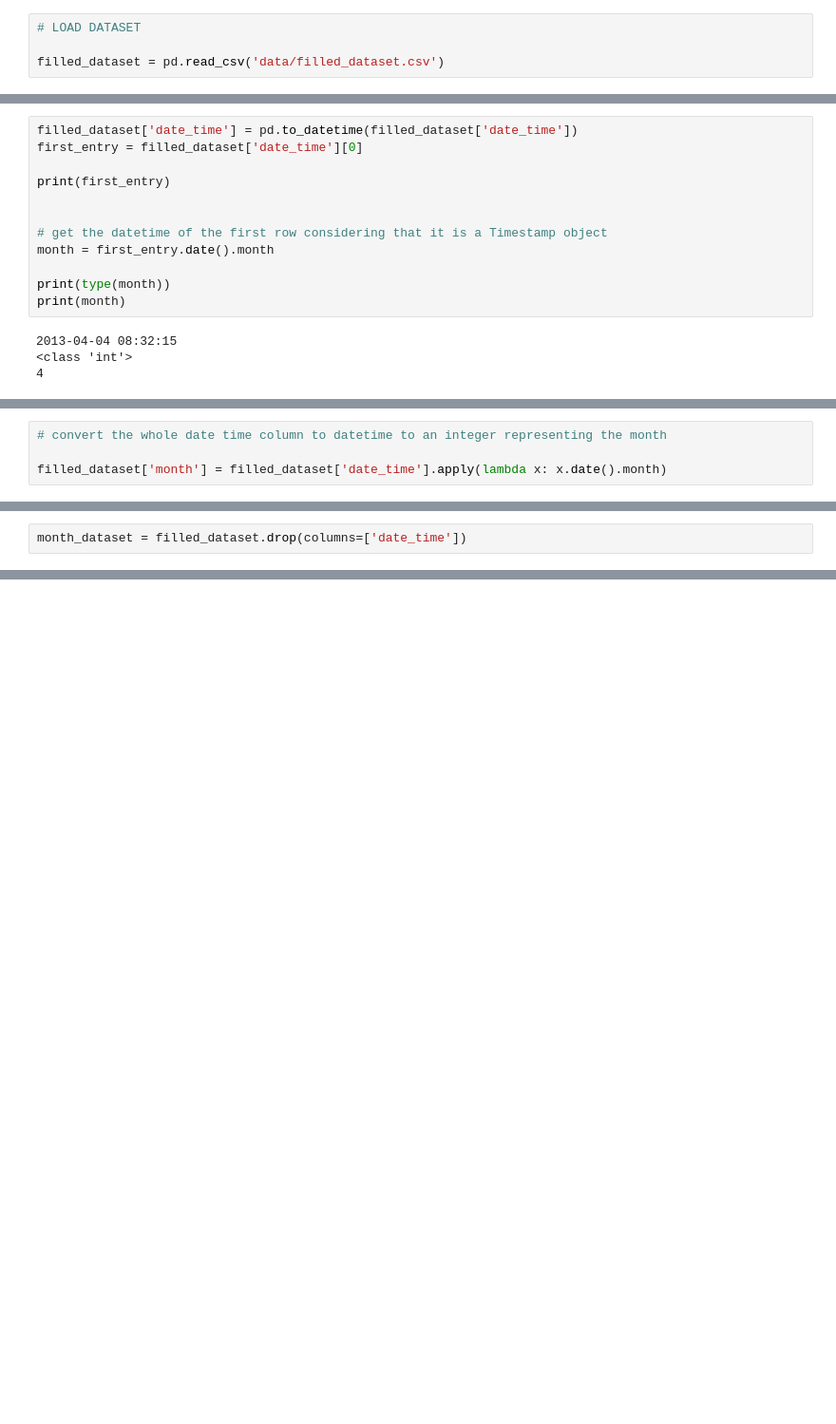
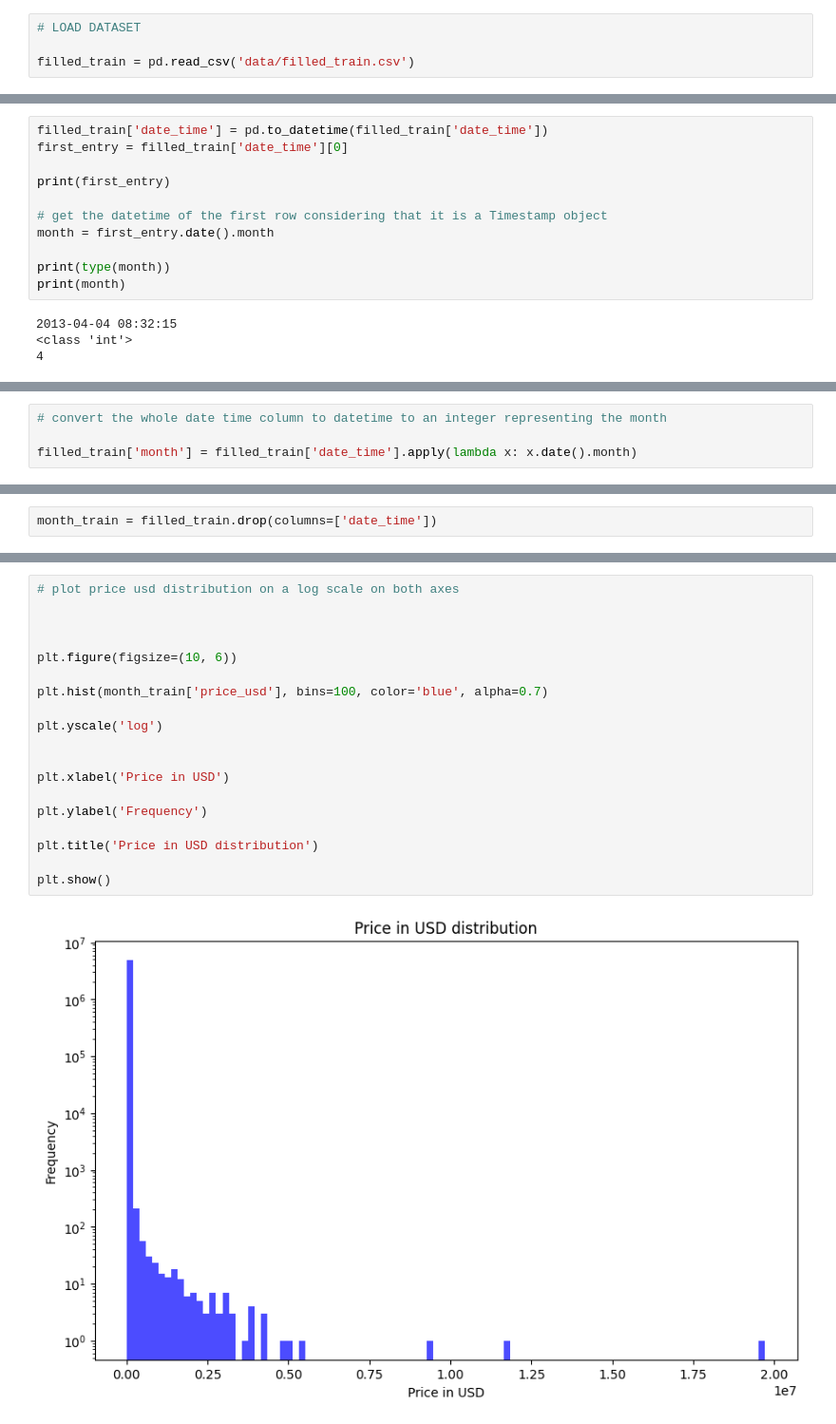
Before and after one commit to michelexyz/DMT-assignment-2, a Jupyter notebook: feature_engeneering.ipynb, the cells around one changed output, grey strips where cells are left out. Shown at 95% size. Drawn from its saved outputs; the diff is of its cells as text; blank space fills up the shorter version.

```diff
--- a/feature_engeneering.ipynb
+++ b/feature_engeneering.ipynb
@@ -8,4 +8,4 @@ import matplotlib.pyplot as plt
 # %%
 # LOAD DATASET
 
-filled_dataset = pd.read_csv('data/filled_dataset.csv')
+filled_train = pd.read_csv('data/filled_train.csv')
@@ -14,9 +18,8 @@ filled_dataset = pd.read_csv('data/filled_dataset.csv')
 # %%
-filled_dataset['date_time'] = pd.to_datetime(filled_dataset['date_time'])
-first_entry = filled_dataset['date_time'][0]
+filled_train['date_time'] = pd.to_datetime(filled_train['date_time'])
+first_entry = filled_train['date_time'][0]
 
 print(first_entry)
-
 
 # get the datetime of the first row considering that it is a Timestamp object
 month = first_entry.date().month
@@ -30,5 +58,5 @@ print(month)
 # %%
 # convert the whole date time column to datetime to an integer representing the month
 
-filled_dataset['month'] = filled_dataset['date_time'].apply(lambda x: x.date().month)
+filled_train['month'] = filled_train['date_time'].apply(lambda x: x.date().month)
 # %%
@@ -42,4 +70,4 @@ filled_dataset.tail()
 | 4958346 | 332785 | 2013-06-30 19:55:18 | 5 | 219 | 161.715282 | 219 | 134949 | ... |
 5 rows × 31 columns
 # %%
-month_dataset = filled_dataset.drop(columns=['date_time'])
+month_train = filled_train.drop(columns=['date_time'])
@@ -48,0 +88,21 @@ month_dataset.to_csv('data/month_dataset.csv', index=False)
+# %%
+# plot price usd distribution on a log scale on both axes
+
+
+
+plt.figure(figsize=(10, 6))
+
+plt.hist(month_train['price_usd'], bins=100, color='blue', alpha=0.7)
+
+plt.yscale('log')
+
+
+plt.xlabel('Price in USD')
+
+plt.ylabel('Frequency')
+
+plt.title('Price in USD distribution')
+
+plt.show()
+# %% [output]
+[figure, added]
```
Also changed, not shown: parts of 34 cells of this notebook, 4 other files.
